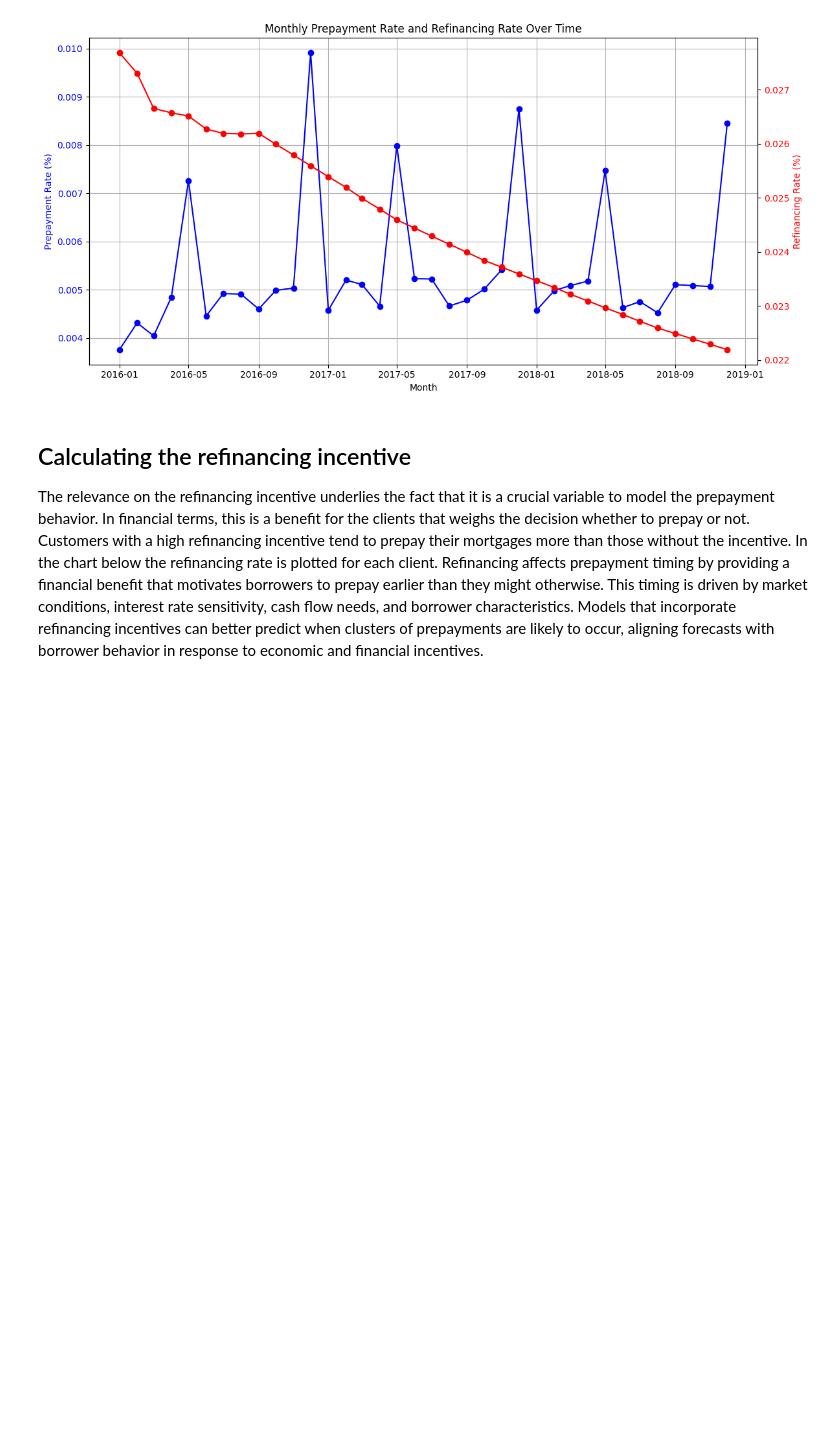
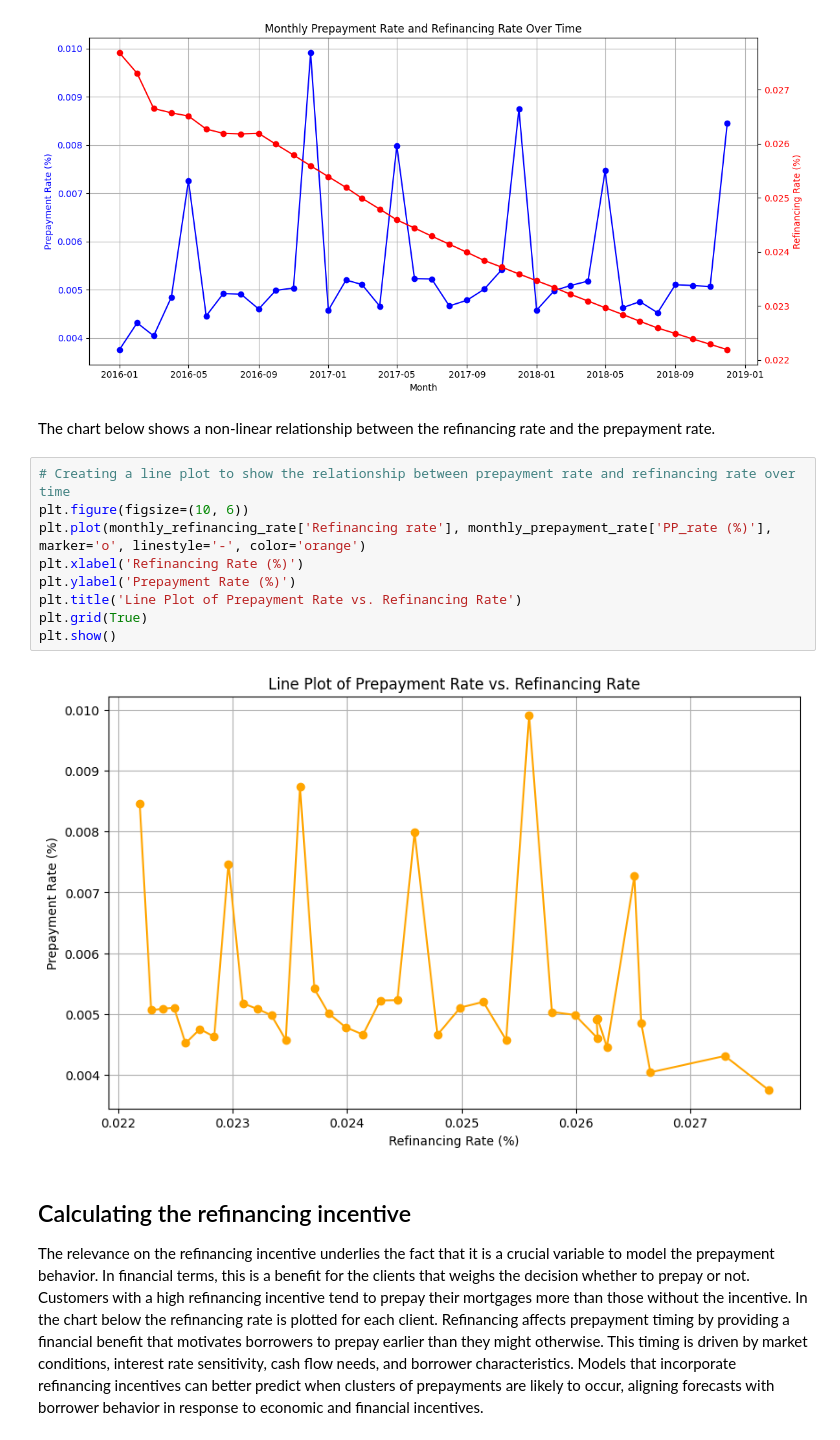
Before and after one commit to macontreras04/cpf, a Jupyter notebook: Final_Prepayment_model.ipynb, the cells around one changed output. Drawn from its saved outputs; the diff is of its cells as text; blank space fills up the shorter version.

```diff
--- a/Final_Prepayment_model.ipynb
+++ b/Final_Prepayment_model.ipynb
@@ -130,6 +130,19 @@ fig.tight_layout()
 plt.show()
 # %% [output]
 [figure]
+# %% [markdown]
+The chart below shows a non-linear relationship between the refinancing rate and the prepayment rate.
+# %%
+# Creating a line plot to show the relationship between prepayment rate and refinancing rate over time
+plt.figure(figsize=(10, 6))
+plt.plot(monthly_refinancing_rate['Refinancing rate'], monthly_prepayment_rate['PP_rate (%)'], marker='o', linestyle='-', color='orange')
+plt.xlabel('Refinancing Rate (%)')
+plt.ylabel('Prepayment Rate (%)')
+plt.title('Line Plot of Prepayment Rate vs. Refinancing Rate')
+plt.grid(True)
+plt.show()
+# %% [output]
+[figure, added]
 # %% [markdown]
 ## Calculating the refinancing incentive
 
```
